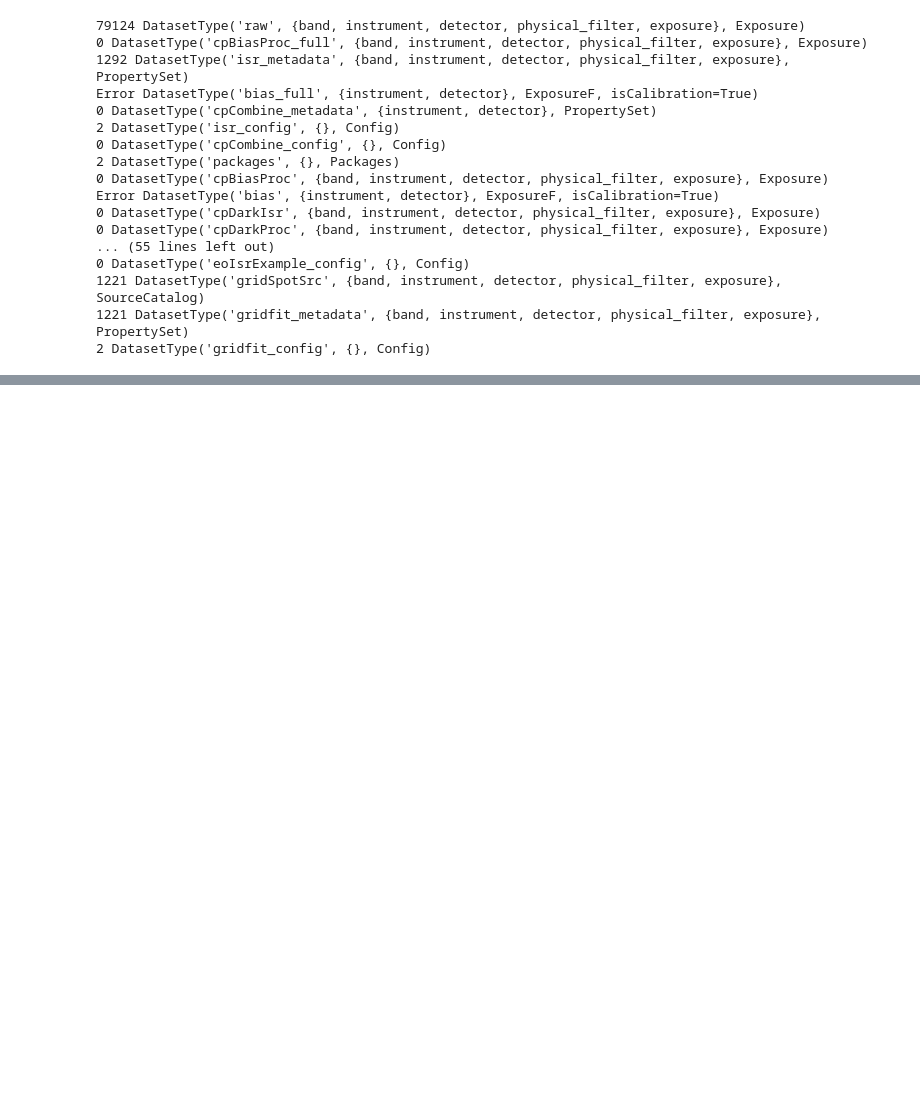
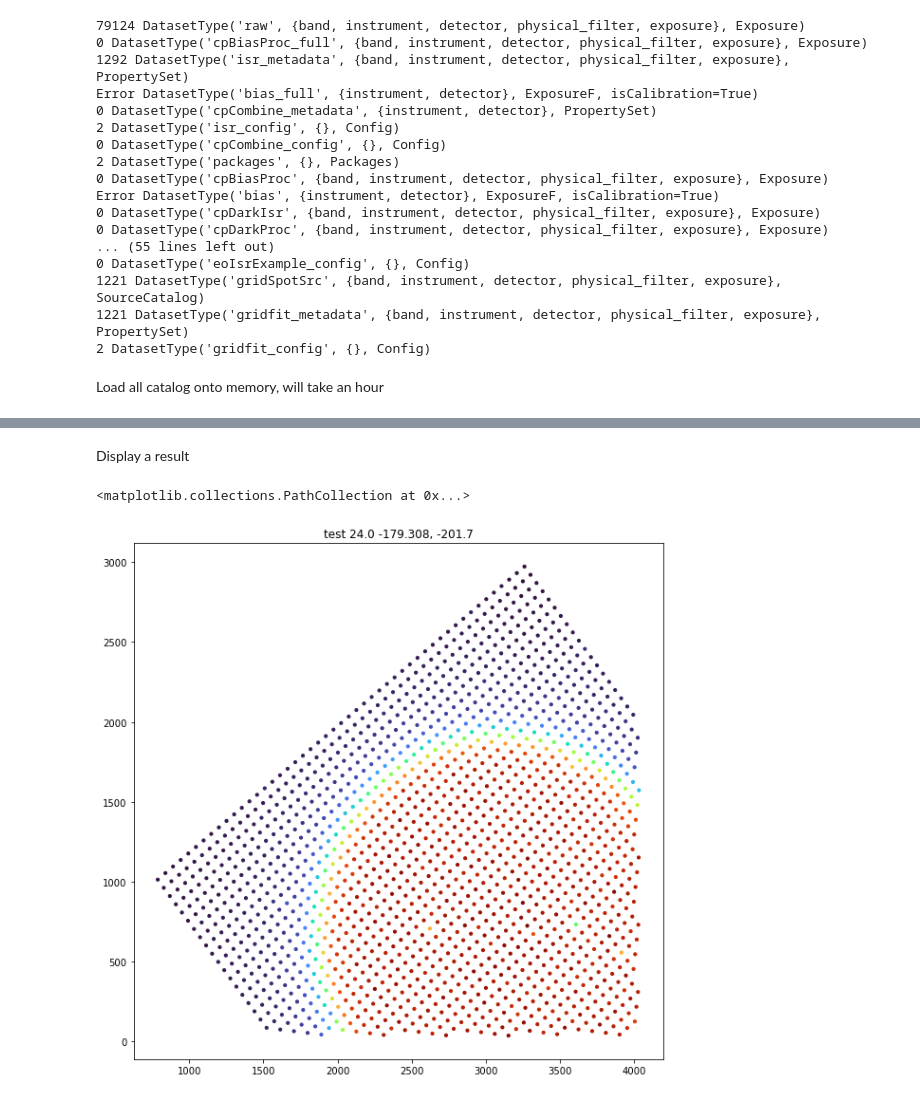
Before and after one commit to youtsumi/ButlerGen3Work, a Jupyter notebook: MixcoatlUnderGen3.ipynb, the cells around one changed output, grey strips where cells are left out. Cells and saved outputs as stored; diff of their text form; code cells hidden in the pictures; blank space fills up the shorter version.

```diff
--- a/MixcoatlUnderGen3.ipynb
+++ b/MixcoatlUnderGen3.ipynb
@@ -82,4 +118,6 @@ Error DatasetType('bias', {instrument, detector}, ExposureF, isCalibration=True)
 1221 DatasetType('gridSpotSrc', {band, instrument, detector, physical_filter, exposure}, SourceCatalog)
 1221 DatasetType('gridfit_metadata', {band, instrument, detector, physical_filter, exposure}, PropertySet)
 2 DatasetType('gridfit_config', {}, Config)
+# %% [markdown]
+Load all catalog onto memory, will take an hour
 # %%
@@ -131,6 +156,27 @@ for aref in datasetRefs:
 /sdf/group/lsst/camera/IandT/repo_gen3/spot_test/LSSTCam/raw/all/raw/20201125/MC_C_20201125_001582/raw_LSSTCam_unknown_MC_C_20201125_001582_R10_S02_LSSTCam_raw_all.fits(MC_C_20201125_001582): Unable t ...
 /sdf/group/lsst/camera/IandT/repo_gen3/spot_test/LSSTCam/raw/all/raw/20201125/MC_C_20201125_001033/raw_LSSTCam_unknown_MC_C_20201125_001033_R10_S02_LSSTCam_raw_all.fits(MC_C_20201125_001033): Unable t ...
 /sdf/group/lsst/camera/IandT/repo_gen3/spot_test/LSSTCam/raw/all/raw/20201125/MC_C_20201125_001613/raw_LSSTCam_unknown_MC_C_20201125_001613_R10_S02_LSSTCam_raw_all.fits(MC_C_20201125_001613): Unable t ...
+# %% [markdown]
+Display a result
+# %%
+acat = results[0]["src"]
+md = results[0]["md"]
+fig = plt.figure(figsize=(10,10))
+plt.title("{} {} {}, {}".format(
+    "test",
+    md["EXPTIME"],
+    md["BOTXCAM"],
+    md["BOTYCAM"]
+))
+
+fluxkey = "base_CircularApertureFlux_35_0_instFlux"
+
+x, y = acat["spotgrid_x"], acat["spotgrid_y"]
+I = acat[fluxkey]
+plt.scatter( x, y, c=(I/numpy.nanmax(I)), s=10,cmap='turbo')
+# %% [output]
+<matplotlib.collections.PathCollection at 0x...>
+[figure, added]
 # %%
 from astropy.table import Table, join, hstack
 indexes = numpy.arange(2400)
```
Also changed, not shown: parts of 5 cells of this notebook.
